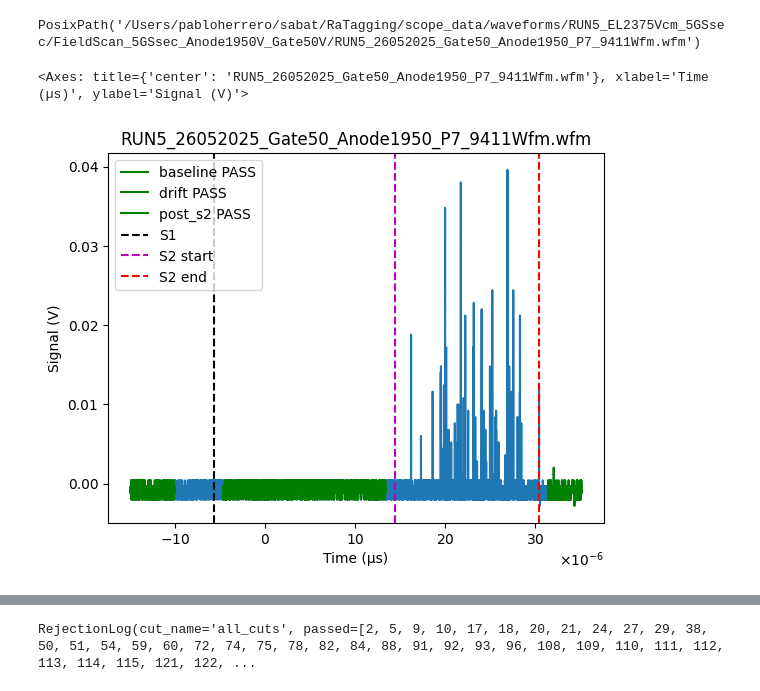
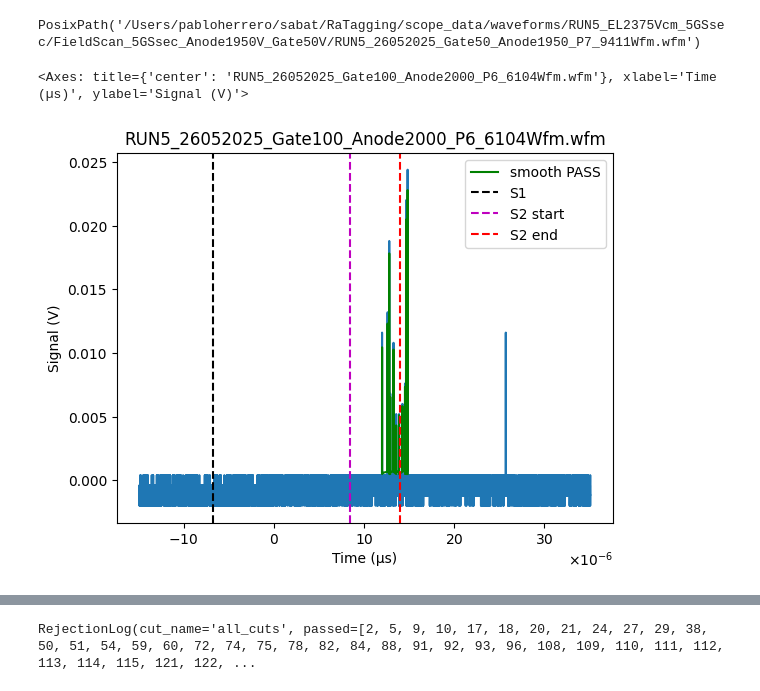
Before and after one commit to proscrite/RaTag, a Jupyter notebook: notebooks/refactoring_dataclass.ipynb, the cells around one changed output, grey strips where cells are left out. Drawn from its saved outputs; the diff is of its cells as text; code cells hidden in the pictures.

```diff
--- a/notebooks/refactoring_dataclass.ipynb
+++ b/notebooks/refactoring_dataclass.ipynb
@@ -132,6 +132,6 @@ clean_set = meas.filter_set(set70, logs)
 # %%
 set_process = meas.pipe(
-    set70,
+    set100,
     lambda s: meas.set_fields(s, drift_length, EL_gap, gas_density),
     lambda s: meas.set_transport_properties(s, drift_length, transport),
     meas.estimate_s1_from_batches,
@@ -144,0 +153,6 @@ RejectionLog(cut_name='drift', cut_fn=<function make_time_amplitude_cut.<locals>
+# %%
+tol_s21 = 2.7e-6
+ts21 = set100.metadata["t_s1"] + set100.time_drift + tol_s21
+ts22 = ts21 + run5.width_s2
+smooth_cut = cuts.make_smoothed_vertical_cut(vmin = 4e-4, t_start=ts21, t_end=ts22)
+ts21, ts22
@@ -144,0 +177,3 @@ RejectionLog(cut_name='drift', cut_fn=<function make_time_amplitude_cut.<locals>
+# %%
+smooth_log = meas.apply_cut(set100, smooth_cut, "smooth", "Smooth S2 region")
+set100_smooth = meas.filter_set(set100, smooth_log)
@@ -157,8 +195,8 @@ set70.source_dir / set70.filenames[42]
 # %% [output]
 PosixPath('/Users/pabloherrero/sabat/RaTagging/scope_data/waveforms/RUN5_EL2375Vcm_5GSsec/FieldScan_5GSsec_Anode1950V_Gate50V/RUN5_26052025_Gate50_Anode1950_P7_9411Wfm.wfm')
-# %%
-wf = dataIO.load_wfm(set70.source_dir / set70.filenames[42])
-plotting.plot_cut_results(wf, set70, [baseline_log, drift_log, post_log], width_s2=16e-6)
-# %% [output]
-<Axes: title={'center': 'RUN5_26052025_Gate50_Anode1950_P7_9411Wfm.wfm'}, xlabel='Time (µs)', ylabel='Signal (V)'>
-[figure, removed]
+# %%
+wf = dataIO.load_wfm(set100.source_dir / set100.filenames[42])
+plotting.plot_cut_results(wf, set100, [smooth_log], width_s2=run5.width_s2)
+# %% [output]
+<Axes: title={'center': 'RUN5_26052025_Gate100_Anode2000_P6_6104Wfm.wfm'}, xlabel='Time (µs)', ylabel='Signal (V)'>
+[figure, added]
```
Also changed, not shown: parts of 24 cells of this notebook, 11 other files.
